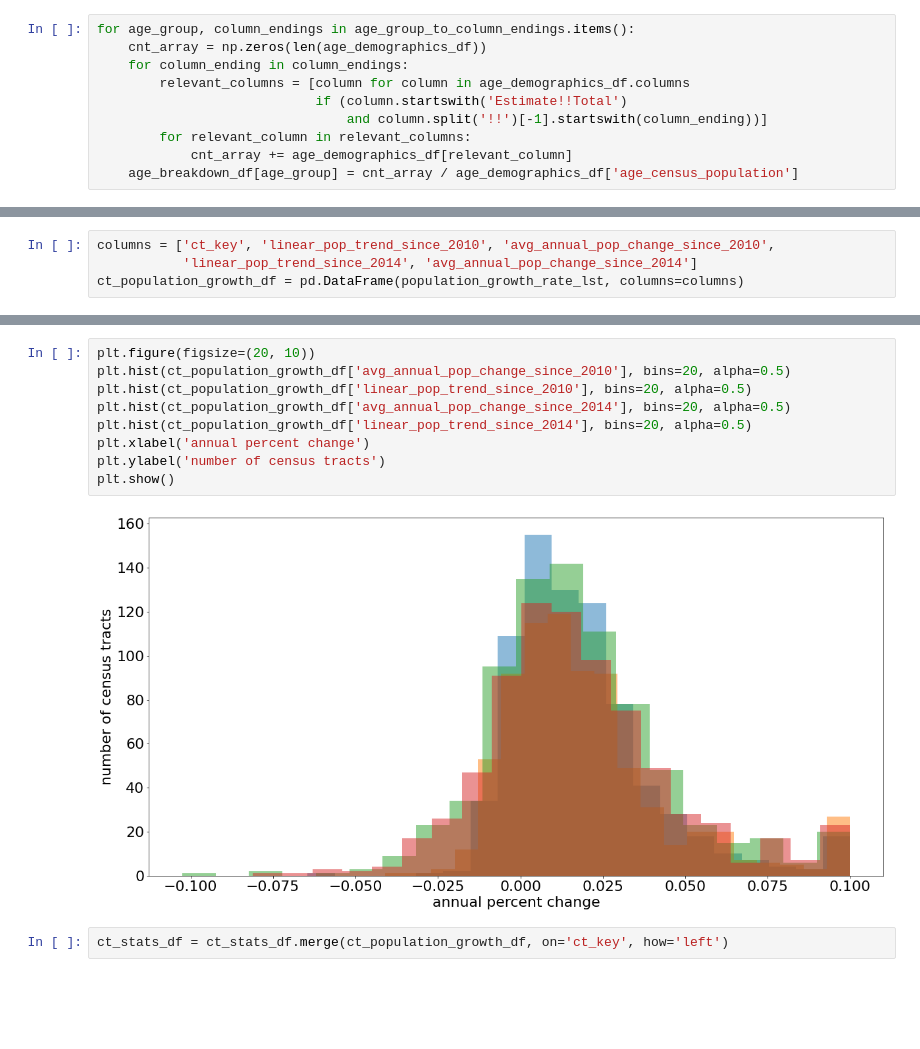
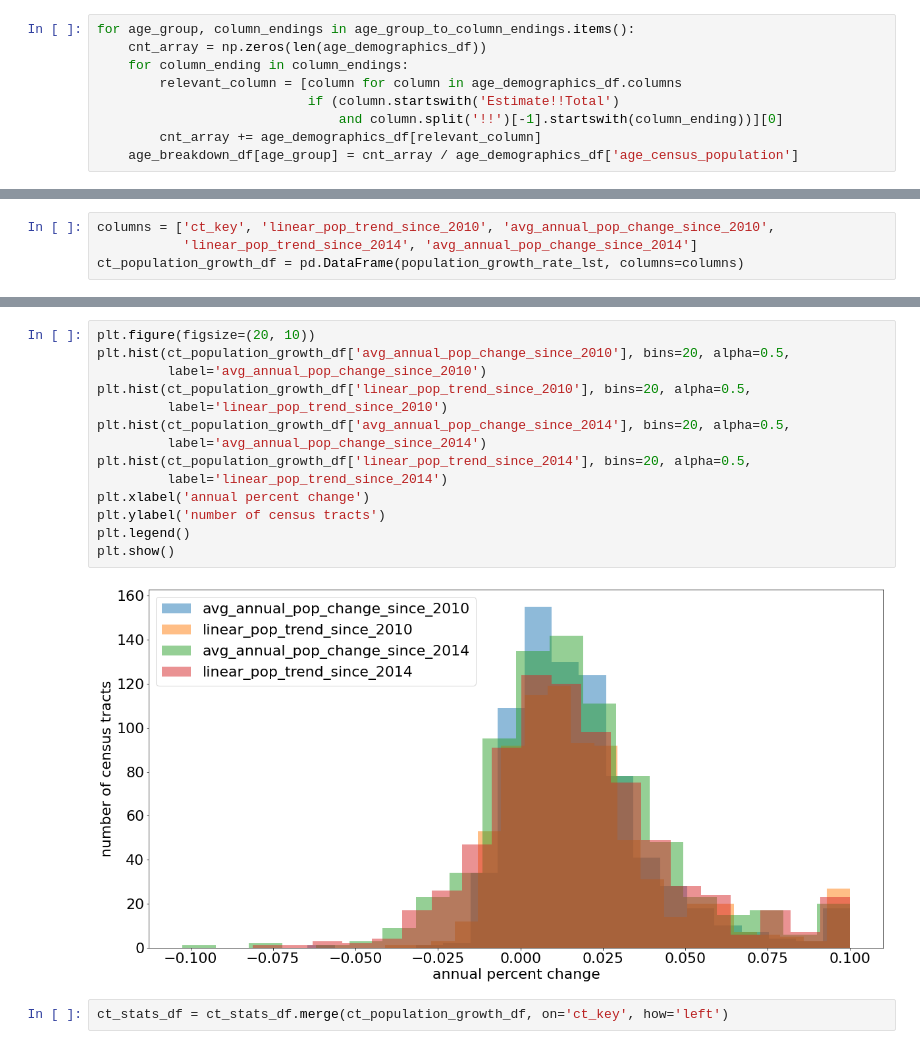
Before and after one commit to wijayajessica/Digital-Real-Estate-Index, a Jupyter notebook: zipcode_features/census_tract_features.ipynb, the cells around one changed output, grey strips where cells are left out. Drawn from its saved outputs; the diff is of its cells as text; blank space fills up the shorter version.

```diff
--- a/zipcode_features/census_tract_features.ipynb
+++ b/zipcode_features/census_tract_features.ipynb
@@ -332,11 +332,10 @@ age_breakdown_df = pd.DataFrame(age_demographics_df['ct_key'])
 for age_group, column_endings in age_group_to_column_endings.items():
     cnt_array = np.zeros(len(age_demographics_df))
     for column_ending in column_endings:
-        relevant_columns = [column for column in age_demographics_df.columns
-                            if (column.startswith('Estimate!!Total')
-                                and column.split('!!')[-1].startswith(column_ending))]
-        for relevant_column in relevant_columns:
-            cnt_array += age_demographics_df[relevant_column]
+        relevant_column = [column for column in age_demographics_df.columns
+                           if (column.startswith('Estimate!!Total')
+                               and column.split('!!')[-1].startswith(column_ending))][0]
+        cnt_array += age_demographics_df[relevant_column]
     age_breakdown_df[age_group] = cnt_array / age_demographics_df['age_census_population']
 # %%
 age_breakdown_df.head()
@@ -450,15 +443,20 @@ ct_population_growth_df.head()
 | 4 | 8013012707 | 0.007119 | 0.013743 | -0.003175 | -0.009469 |
 # %%
 plt.figure(figsize=(20, 10))
-plt.hist(ct_population_growth_df['avg_annual_pop_change_since_2010'], bins=20, alpha=0.5)
-plt.hist(ct_population_growth_df['linear_pop_trend_since_2010'], bins=20, alpha=0.5)
-plt.hist(ct_population_growth_df['avg_annual_pop_change_since_2014'], bins=20, alpha=0.5)
-plt.hist(ct_population_growth_df['linear_pop_trend_since_2014'], bins=20, alpha=0.5)
+plt.hist(ct_population_growth_df['avg_annual_pop_change_since_2010'], bins=20, alpha=0.5,
+         label='avg_annual_pop_change_since_2010')
+plt.hist(ct_population_growth_df['linear_pop_trend_since_2010'], bins=20, alpha=0.5,
+         label='linear_pop_trend_since_2010')
+plt.hist(ct_population_growth_df['avg_annual_pop_change_since_2014'], bins=20, alpha=0.5,
+         label='avg_annual_pop_change_since_2014')
+plt.hist(ct_population_growth_df['linear_pop_trend_since_2014'], bins=20, alpha=0.5,
+         label='linear_pop_trend_since_2014')
 plt.xlabel('annual percent change')
 plt.ylabel('number of census tracts')
+plt.legend()
 plt.show()
 # %% [output]
-[figure, old version]
+[figure, new version]
 # %%
 ct_stats_df = ct_stats_df.merge(ct_population_growth_df, on='ct_key', how='left')
 # %% [markdown]
```
Also changed, not shown: parts of 71 cells of this notebook.
